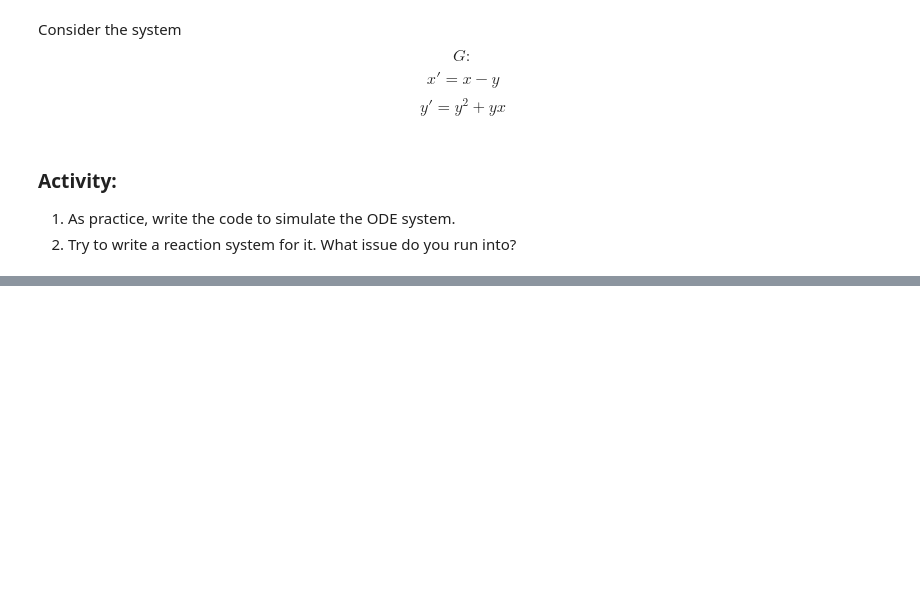
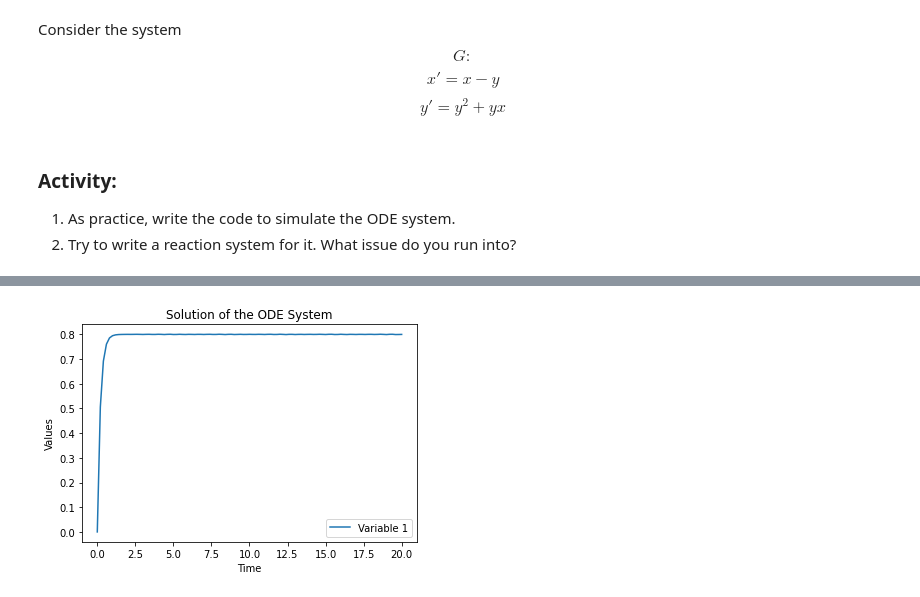
Before and after one commit to andrei-migunov/andrei-migunov.github.io, a Jupyter notebook: assets/jupyter/ODEs_tutorial.ipynb, the cells around one changed output, grey strips where cells are left out. Drawn from its saved outputs; the diff is of its cells as text; code cells hidden in the pictures; blank space fills up the shorter version.

```diff
--- a/assets/jupyter/ODEs_tutorial.ipynb
+++ b/assets/jupyter/ODEs_tutorial.ipynb
@@ -304,0 +363,12 @@ Here is the punchline: $$y_i' = u_i' - v_i' = p^+_i - p_i^- = p_i,$$ which is th
+# %%
+def zero_example2(t, y):
+    X = y[0]
+    dX_dt = -5*X + 4
+    return [dX_dt]
+
+y0 = [0]
+t_span = (0, 20)
+
+solve_and_plot_ode(zero_example2, y0, t_span)
+# %% [output]
+[figure, added]
```
Also changed, not shown: parts of 11 cells of this notebook, 1 other file.
